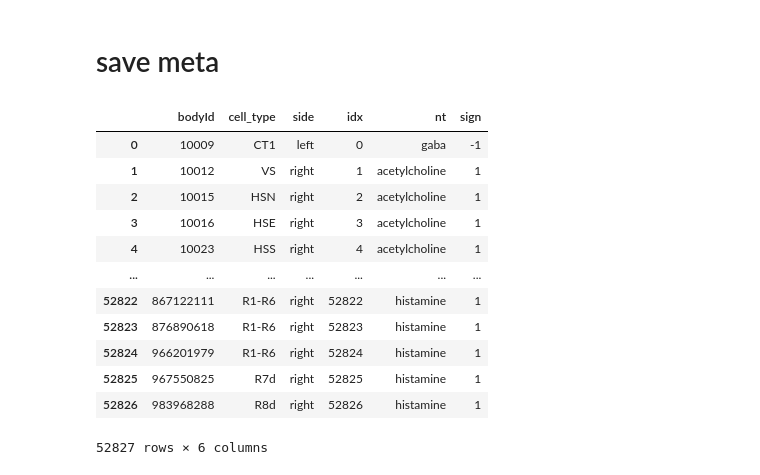
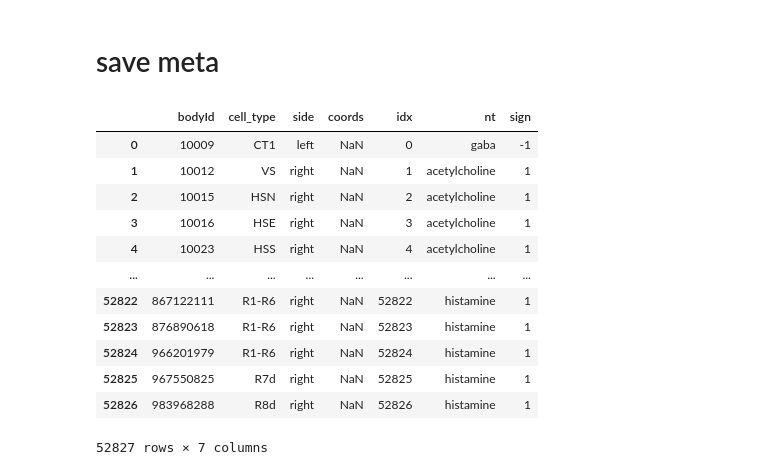
Before and after one commit to YijieYin/connectome_data_prep, a Jupyter notebook: maleCNS/adult_prepare_neuprint_optic_neuron.ipynb, the cells around one changed output. Saved outputs shown, nothing was run; the diff lists cells and outputs as text; code cells hidden in the pictures.

Commit message:
add hex coordinates

```diff
--- a/maleCNS/adult_prepare_neuprint_optic_neuron.ipynb
+++ b/maleCNS/adult_prepare_neuprint_optic_neuron.ipynb
@@ -1053,0 +1052,27 @@ nt_to_sign.update({"gaba": -1, "glutamate": -1})
+# %%
+cols = pd.read_csv('https://raw.githubusercontent.com/YijieYin/connectome_interpreter/refs/heads/main/connectome_interpreter/data/Nern2024/ME-columnar-cells-hex-location.csv')
+cols["coords"] = cols["x"].astype(str) + "," + cols["y"].astype(str)
+# make longer, remove columns hex1_id, hex2_id, x, y
+cols = cols[
+    [
+        "L1",
+        "L2",
+        "L3",
+        "L5",
+        "Mi1",
+        "Mi4",
+        "Mi9",
+        "C2",
+        "C3",
+        "Tm1",
+        "Tm2",
+        "Tm4",
+        "Tm9",
+        "Tm20",
+        "T1",
+        'coords'
+    ]
+].melt(id_vars=["coords"], var_name="cell_type", value_name="bodyId")
+cols = cols[~cols.bodyId.isna()]
+cols['bodyId'] = cols['bodyId'].astype(int)
+cols
@@ -1053,0 +1093,5 @@ nt_to_sign.update({"gaba": -1, "glutamate": -1})
+# %%
+# map from bodyid to coordinates
+bodyid_to_coords = cols.set_index('bodyId')['coords'].to_dict()
+neuron_df['coords'] =neuron_df.bodyId.map(bodyid_to_coords)
+neuron_df[['type','coords']].value_counts().reset_index().sort_values('type')
@@ -1054,25 +1112,25 @@ nt_to_sign.update({"gaba": -1, "glutamate": -1})
 # %% [markdown]
 # save meta
 # %%
-meta = neuron_df[["bodyId", "type", "side"]].copy()
+meta = neuron_df[["bodyId", "type", "side", "coords"]].copy()
 meta.rename(columns={"type": "cell_type"}, inplace=True)
 meta["idx"] = meta["bodyId"].map(nodes_to_idx)
 meta.loc[:, ["nt"]] = meta["bodyId"].map(bodyid_to_nt)
 meta.loc[:, ["sign"]] = meta["nt"].map(nt_to_sign)
 
 meta.to_csv("../data/neuprint_meta_optic.csv", index=False)
 meta
 # %% [output]
-|  | bodyId | cell_type | side | idx | nt | sign |
-| 0 | 10009 | CT1 | left | 0 | gaba | -1 |
-| 1 | 10012 | VS | right | 1 | acetylcholine | 1 |
-| 2 | 10015 | HSN | right | 2 | acetylcholine | 1 |
-| 3 | 10016 | HSE | right | 3 | acetylcholine | 1 |
-| 4 | 10023 | HSS | right | 4 | acetylcholine | 1 |
-| ... | ... | ... | ... | ... | ... | ... |
-| 52822 | 867122111 | R1-R6 | right | 52822 | histamine | 1 |
-| 52823 | 876890618 | R1-R6 | right | 52823 | histamine | 1 |
-| 52824 | 966201979 | R1-R6 | right | 52824 | histamine | 1 |
-| 52825 | 967550825 | R7d | right | 52825 | histamine | 1 |
-| 52826 | 983968288 | R8d | right | 52826 | histamine | 1 |
+|  | bodyId | cell_type | side | coords | idx | nt | sign |
+| 0 | 10009 | CT1 | left | NaN | 0 | gaba | -1 |
+| 1 | 10012 | VS | right | NaN | 1 | acetylcholine | 1 |
+| 2 | 10015 | HSN | right | NaN | 2 | acetylcholine | 1 |
+| 3 | 10016 | HSE | right | NaN | 3 | acetylcholine | 1 |
+| 4 | 10023 | HSS | right | NaN | 4 | acetylcholine | 1 |
+| ... | ... | ... | ... | ... | ... | ... | ... |
+| 52822 | 867122111 | R1-R6 | right | NaN | 52822 | histamine | 1 |
+| 52823 | 876890618 | R1-R6 | right | NaN | 52823 | histamine | 1 |
+| 52824 | 966201979 | R1-R6 | right | NaN | 52824 | histamine | 1 |
+| 52825 | 967550825 | R7d | right | NaN | 52825 | histamine | 1 |
+| 52826 | 983968288 | R8d | right | NaN | 52826 | histamine | 1 |
-52827 rows × 6 columns
+52827 rows × 7 columns
```
Also changed, not shown: parts of 8 cells of this notebook, 2 other files.
